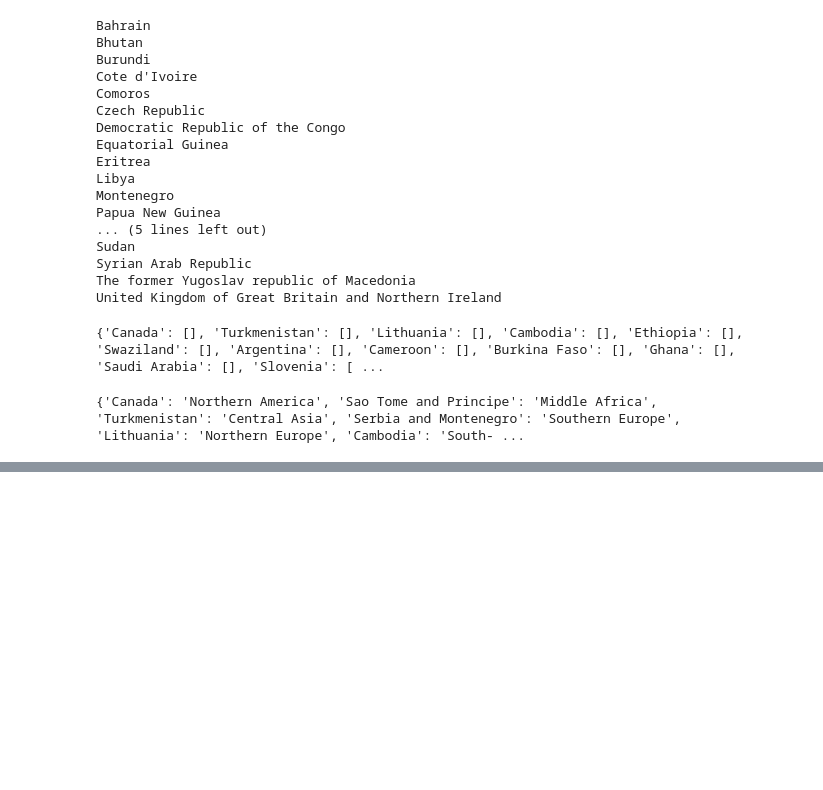
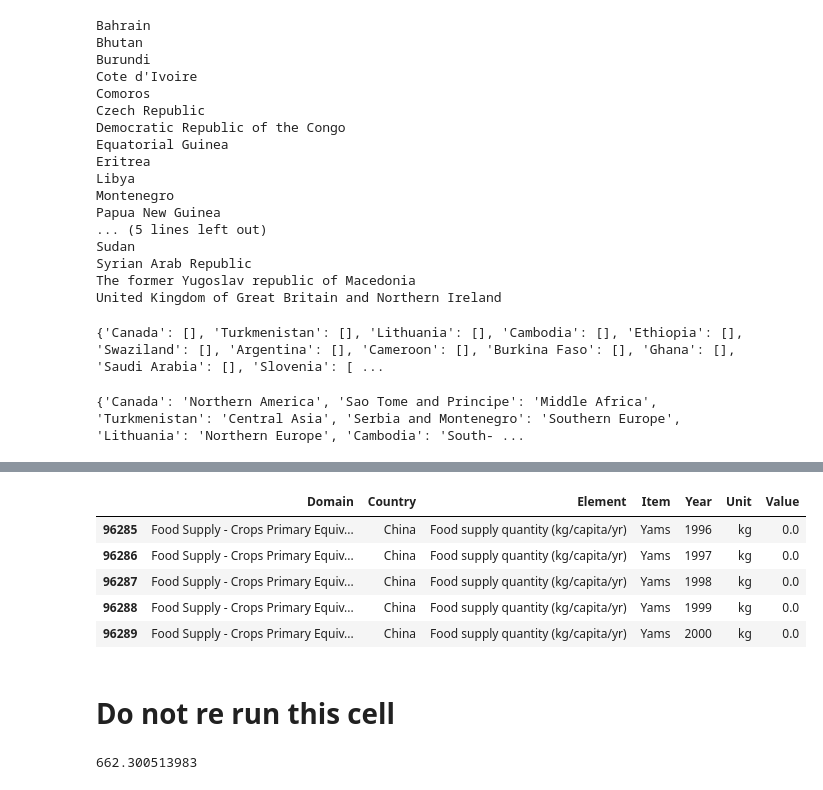
Before and after one commit to angierao/cs109a-project, a Jupyter notebook: missingdata.ipynb, the cells around one changed output, grey strips where cells are left out. Saved outputs shown, nothing was run; the diff lists cells and outputs as text; code cells hidden in the pictures; blank space fills up the shorter version.

```diff
--- a/missingdata.ipynb
+++ b/missingdata.ipynb
@@ -901,0 +949,11 @@ for crop in cropdata:
+# %%
+#df = df.drop('Domain', 1)
+df.head(n=5)
+df.tail(n=5)
+# %% [output]
+|  | Domain | Country | Element | Item | Year | Unit | Value |
+| 96285 | Food Supply - Crops Primary Equiv... | China | Food supply quantity (kg/capita/yr) | Yams | 1996 | kg | 0.0 |
+| 96286 | Food Supply - Crops Primary Equiv... | China | Food supply quantity (kg/capita/yr) | Yams | 1997 | kg | 0.0 |
+| 96287 | Food Supply - Crops Primary Equiv... | China | Food supply quantity (kg/capita/yr) | Yams | 1998 | kg | 0.0 |
+| 96288 | Food Supply - Crops Primary Equiv... | China | Food supply quantity (kg/capita/yr) | Yams | 1999 | kg | 0.0 |
+| 96289 | Food Supply - Crops Primary Equiv... | China | Food supply quantity (kg/capita/yr) | Yams | 2000 | kg | 0.0 |
@@ -901,0 +969,33 @@ for crop in cropdata:
+# %% [markdown]
+# Do not re run this cell
+# %%
+end = df.shape[0]
+years = [1992 + i for i in range(9)]
+domain = df['Domain'].values[0]
+element = regions_df['Element'].values[0]
+unit = df['Unit'].values[0]
+check1 = time.time()
+count = 0
+for crop in cropdata:
+    for country in cropdata[crop]:
+        count += 1
+        if len(cropdata[crop][country]) == 9:
+            continue
+        if len(cropdata[crop][country]) == 8:
+            value = getvalue(country_dictionary[country], crop, 1992)
+            df.loc[end+1] = [domain, country, element, crop, year, unit, value]
+            end += 1
+        if len(cropdata[crop][country]) == 1:
+            for i in range(1992, 2000):
+                value = getvalue(country_dictionary[country], crop, i)
+                df.loc[end] = [domain, country, element, crop, i, unit, value]
+                end += 1
+        if len(cropdata[crop][country]) == 0:
+            for i in range(1992, 2001):
+                value = getvalue(country_dictionary[country], crop, i)
+                df.loc[end] = [domain, country, element, crop, i, unit, value]
+                end += 1
+check2 = time.time()
+print check2 - check1
+# %% [output]
+662.300513983
```
Also changed, not shown: parts of 29 cells of this notebook, 1 other file.
